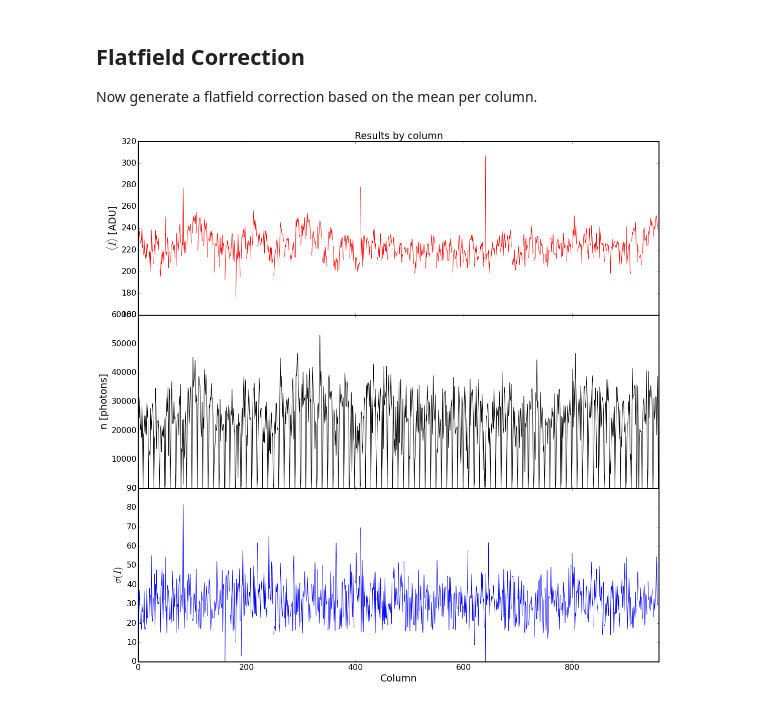
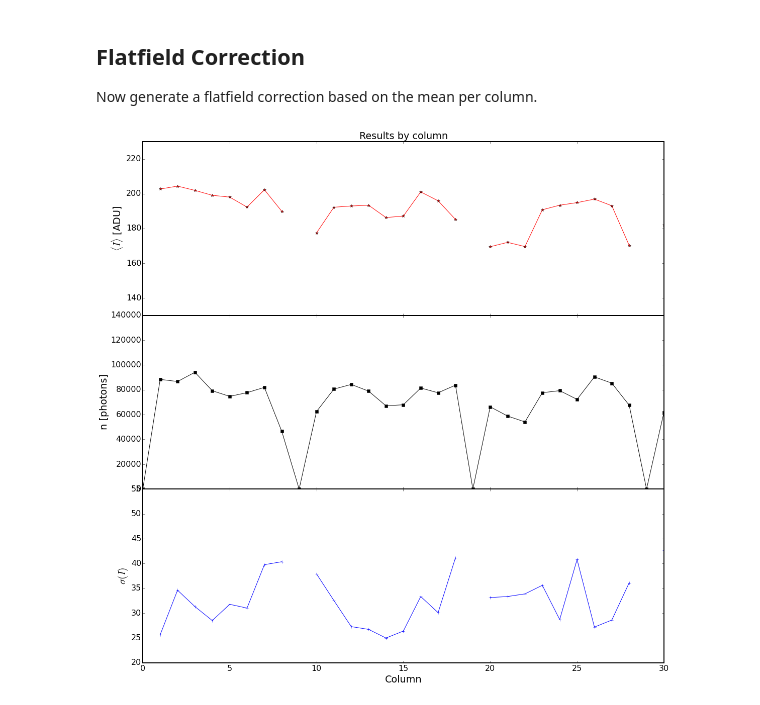
Before and after one commit to NSLS-II-CSX/csxtools, a Jupyter notebook: examples/Fe55_Single_Photon_Counting.ipynb, the cells around one changed output. Saved outputs shown, nothing was run; the diff lists cells and outputs as text; code cells hidden in the pictures.

```diff
--- a/examples/Fe55_Single_Photon_Counting.ipynb
+++ b/examples/Fe55_Single_Photon_Counting.ipynb
@@ -105,7 +105,7 @@ plot_results(results, hist_x, histograms)
 
 Now generate a flatfield correction based on the mean per column.
 # %%
-c = phocount.photon_count(data.astype(np.float32), (150,250), 3, True)
+c = phocount.photon_count(data.astype(np.float32), (75,250), 3, True)
 inti = c[0]
 #inti[:,:,0::10] = np.nan
 #inti[:,:,9::10] = np.nan
@@ -115,18 +115,18 @@ ffn = np.nansum(inti, axis=(0,1))
 # %%
 fig = plt.figure(figsize=(18,18))
 ax = make_panel_plot(n=3, fig=fig)
 
-ax[2].plot(ff, 'r-')
-ax[1].plot(ffn, 'k-')
-ax[0].plot(ffstd, 'b-')
+ax[2].plot(ff, 'r*-')
+ax[1].plot(ffn, 'ks-')
+ax[0].plot(ffstd, 'b+-')
 
 ax[2].set_ylabel(r'$\leftangle I \rightangle$ [ADU]')
 ax[2].set_title('Results by column ')
 ax[1].set_ylabel('n [photons]')
 ax[0].set_ylabel('$\sigma (I)$')
 ax[0].set_xlabel('Column')
 
 for a in ax:
-    a.set_xlim((0,960))
+    a.set_xlim((0,30))
 # %% [output]
-[figure, old version]
+[figure, new version]
```
Also changed, not shown: parts of 3 cells of this notebook, 6 other files.
